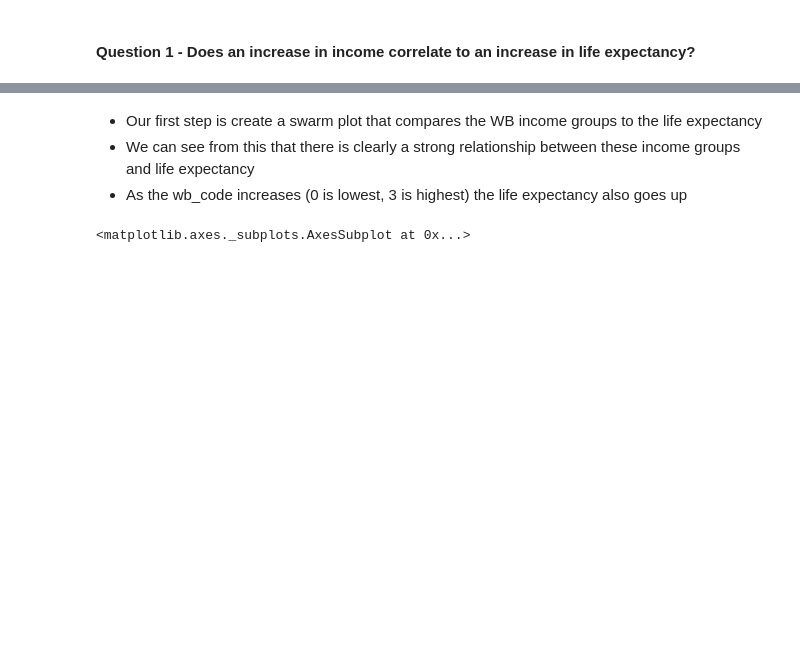
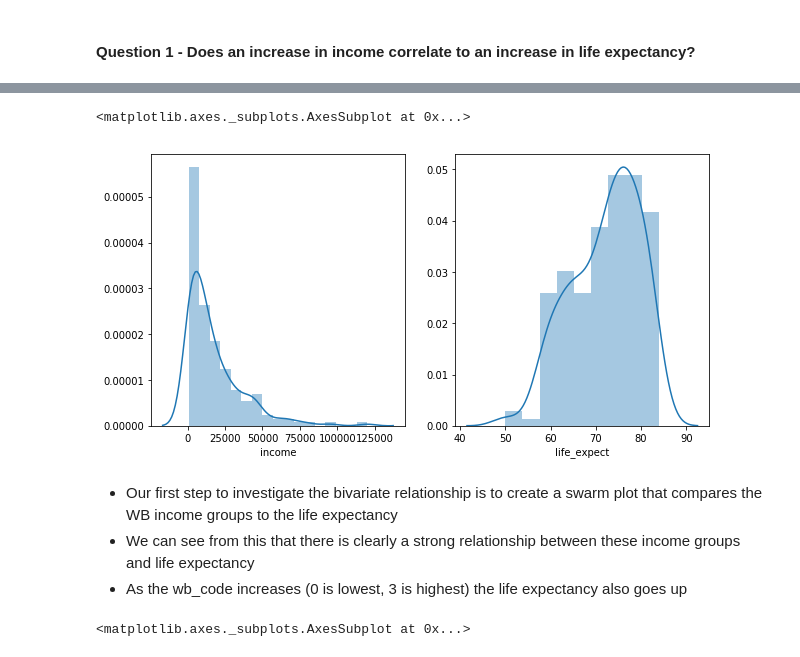
Before and after one commit to jsm1497/wgu_investigate_a_dataset, a Jupyter notebook: investigate-a-dataset-template - gapminder.ipynb, the cells around one changed output, grey strips where cells are left out. Saved outputs shown, nothing was run; the diff lists cells and outputs as text; code cells hidden in the pictures; blank space fills up the shorter version.

Commit message:
Updated to include a univariate plot and a function

```diff
--- a/investigate-a-dataset-template - gapminder.ipynb
+++ b/investigate-a-dataset-template - gapminder.ipynb
@@ -212,5 +223,12 @@ Now that we have a decent idea about how are data looks and how it is correlated
+# %%
+fig, axs = plt.subplots(1,2, figsize=(10,5))
+sns.distplot(df['income'], ax=axs[0])
+sns.distplot(df['life_expect'], ax=axs[1])
+# %% [output]
+<matplotlib.axes._subplots.AxesSubplot at 0x...>
+[figure, added]
 # %% [markdown]
-* Our first step is create a swarm plot that compares the WB income groups to the life expectancy
+* Our first step to investigate the bivariate relationship is to create a swarm plot that compares the WB income groups to the life expectancy
 * We can see from this that there is clearly a strong relationship between these income groups and life expectancy
 * As the wb_code increases (0 is lowest, 3 is highest) the life expectancy also goes up
 # %%
```
Also changed, not shown: parts of 6 cells of this notebook, 1 other file.
